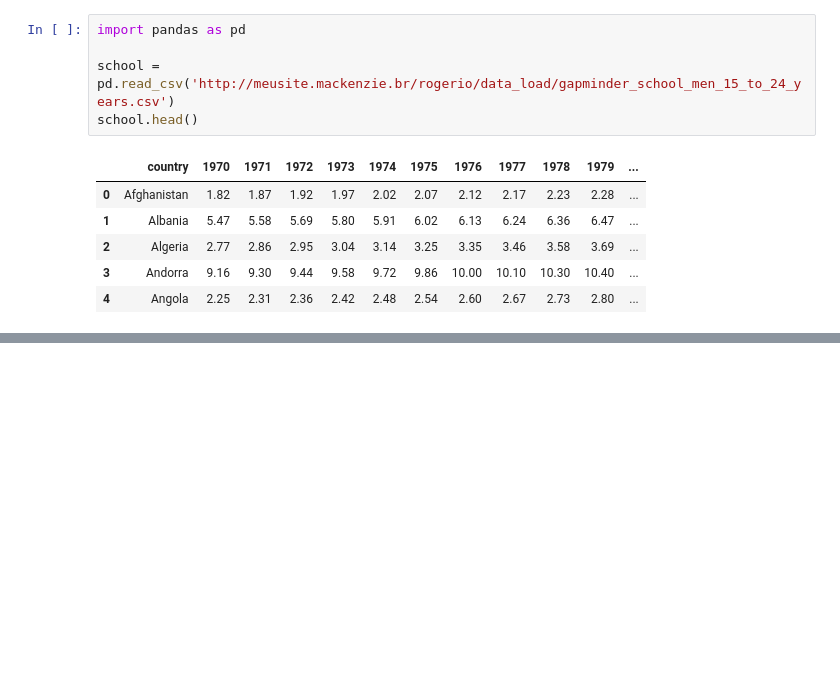
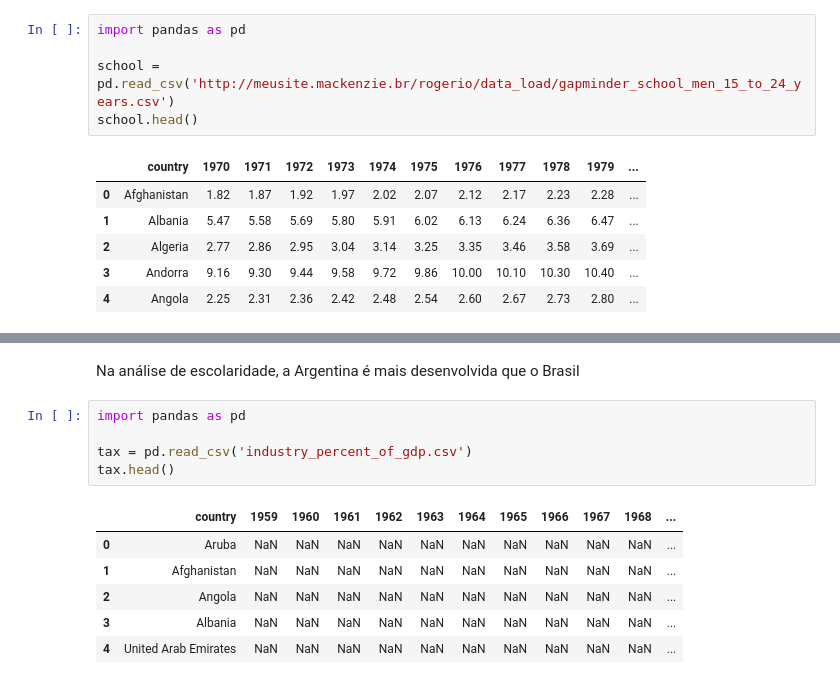
Before and after one commit to smilesrgouveia/Aula, a Jupyter notebook: TarefaTrilha2_PL.ipynb, the cells around one changed output, grey strips where cells are left out. Cells and saved outputs as stored; diff of their text form; blank space fills up the shorter version.

```diff
--- a/TarefaTrilha2_PL.ipynb
+++ b/TarefaTrilha2_PL.ipynb
@@ -17,0 +104,14 @@ school_BR
+# %% [markdown]
+Na análise de escolaridade, a Argentina é mais desenvolvida que o Brasil
+# %%
+import pandas as pd
+
+tax = pd.read_csv('industry_percent_of_gdp.csv')
+tax.head()
+# %% [output]
+|  | country | 1959 | 1960 | 1961 | 1962 | 1963 | 1964 | 1965 | 1966 | 1967 | 1968 | ... |
+| 0 | Aruba | NaN | NaN | NaN | NaN | NaN | NaN | NaN | NaN | NaN | NaN | ... |
+| 1 | Afghanistan | NaN | NaN | NaN | NaN | NaN | NaN | NaN | NaN | NaN | NaN | ... |
+| 2 | Angola | NaN | NaN | NaN | NaN | NaN | NaN | NaN | NaN | NaN | NaN | ... |
+| 3 | Albania | NaN | NaN | NaN | NaN | NaN | NaN | NaN | NaN | NaN | NaN | ... |
+| 4 | United Arab Emirates | NaN | NaN | NaN | NaN | NaN | NaN | NaN | NaN | NaN | NaN | ... |
```
Also changed, not shown: parts of 14 cells of this notebook.
